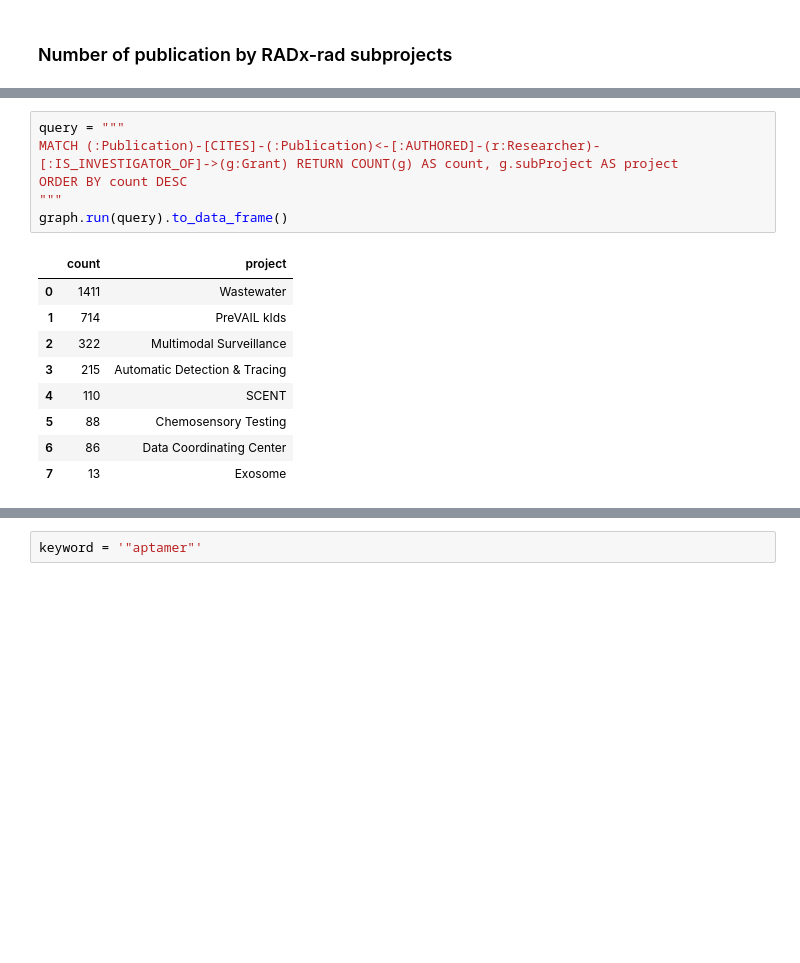
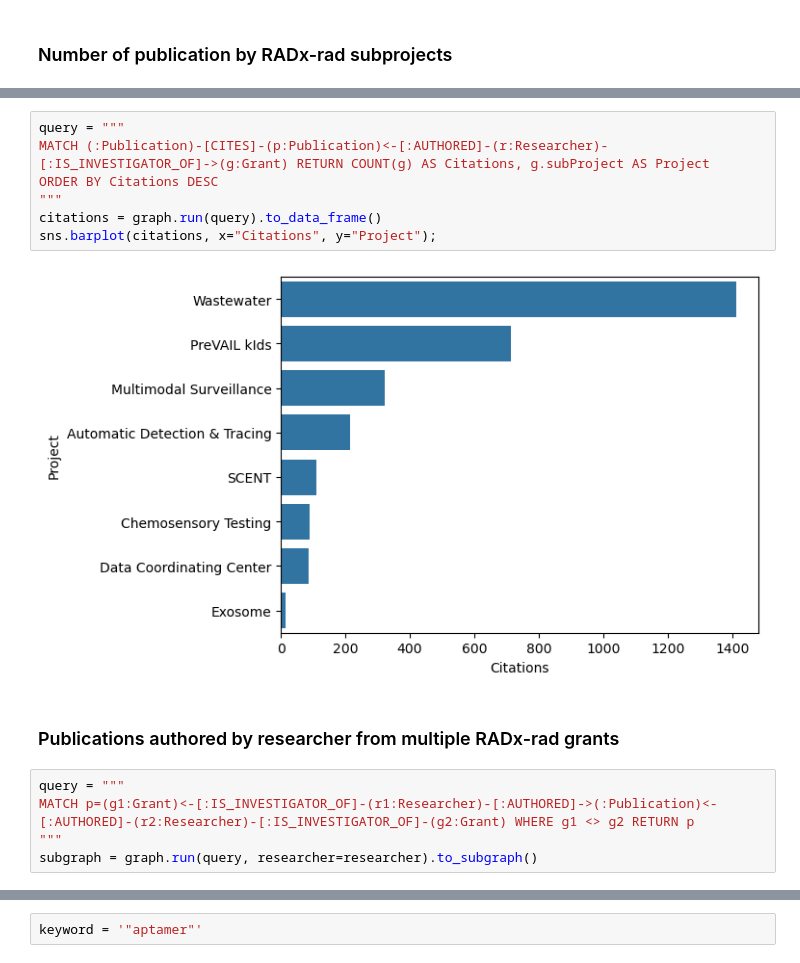
Before and after one commit to radxrad/radx-kg, a Jupyter notebook: notebooks/visualization/ExampleQueries_colab.ipynb, the cells around one changed output, grey strips where cells are left out. Cells and saved outputs as stored; diff of their text form; blank space fills up the shorter version.

```diff
--- a/notebooks/visualization/ExampleQueries_colab.ipynb
+++ b/notebooks/visualization/ExampleQueries_colab.ipynb
@@ -231,16 +236,16 @@ graph.run(query).to_data_frame()
 # %%
 query = """
-MATCH (:Publication)-[CITES]-(:Publication)<-[:AUTHORED]-(r:Researcher)-[:IS_INVESTIGATOR_OF]->(g:Grant) RETURN COUNT(g) AS count, g.subProject AS project
-ORDER BY count DESC
+MATCH (:Publication)-[CITES]-(p:Publication)<-[:AUTHORED]-(r:Researcher)-[:IS_INVESTIGATOR_OF]->(g:Grant) RETURN COUNT(g) AS Citations, g.subProject AS Project
+ORDER BY Citations DESC
 """
-graph.run(query).to_data_frame()
+citations = graph.run(query).to_data_frame()
+sns.barplot(citations, x="Citations", y="Project");
 # %% [output]
-|  | count | project |
-| 0 | 1411 | Wastewater |
-| 1 | 714 | PreVAIL kIds |
-| 2 | 322 | Multimodal Surveillance |
-| 3 | 215 | Automatic Detection & Tracing |
-| 4 | 110 | SCENT |
-| 5 | 88 | Chemosensory Testing |
-| 6 | 86 | Data Coordinating Center |
-| 7 | 13 | Exosome |
+[figure, added]
+# %% [markdown]
+### Publications authored by researcher from multiple RADx-rad grants
+# %%
+query = """
+MATCH p=(g1:Grant)<-[:IS_INVESTIGATOR_OF]-(r1:Researcher)-[:AUTHORED]->(:Publication)<-[:AUTHORED]-(r2:Researcher)-[:IS_INVESTIGATOR_OF]-(g2:Grant) WHERE g1 <> g2 RETURN p
+"""
+subgraph = graph.run(query, researcher=researcher).to_subgraph()
```
Also changed, not shown: parts of 48 cells of this notebook, 1 other file.
